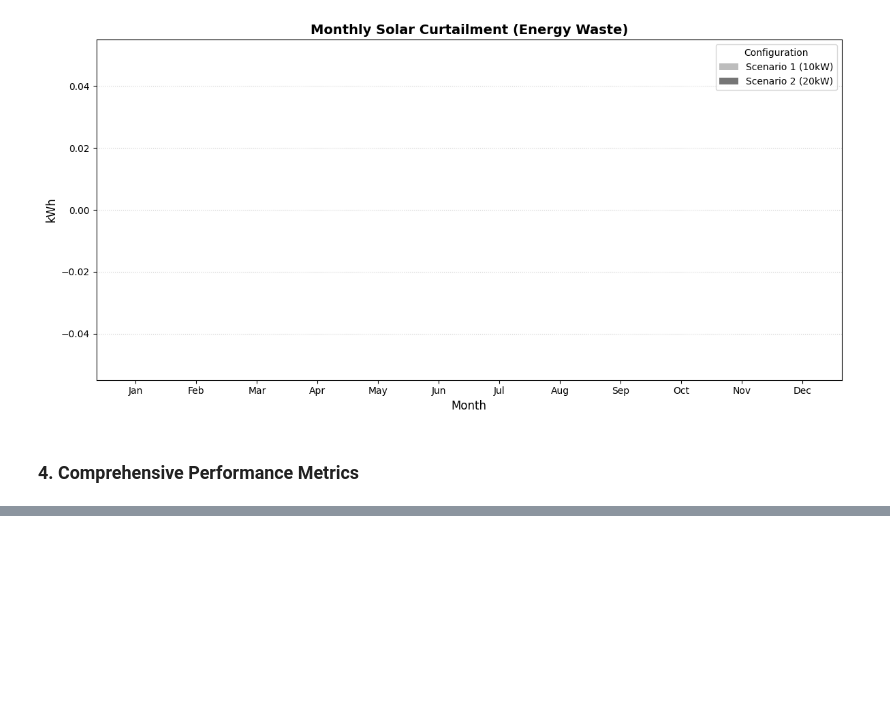
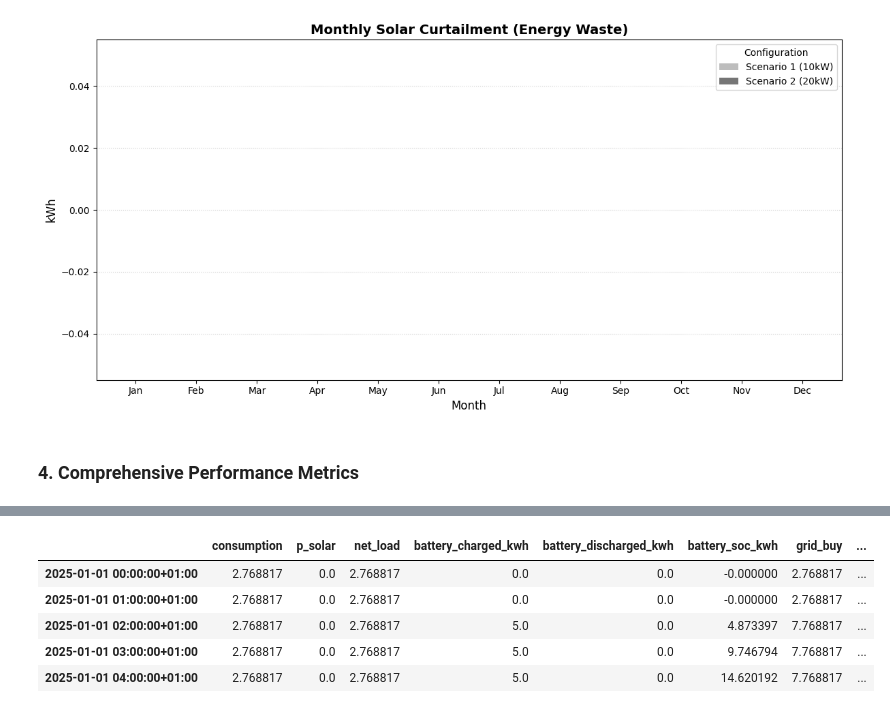
Before and after one commit to SergeyVlSorokin/solar, a Jupyter notebook: notebooks/04-battery-impact-analysis.ipynb, the cells around one changed output, grey strips where cells are left out. Saved outputs shown, nothing was run; the diff lists cells and outputs as text; code cells hidden in the pictures; blank space fills up the shorter version.

```diff
--- a/notebooks/04-battery-impact-analysis.ipynb
+++ b/notebooks/04-battery-impact-analysis.ipynb
@@ -208,0 +206,9 @@ np.float64(0.0)
+# %%
+ts2.head()
+# %% [output]
+|  | consumption | p_solar | net_load | battery_charged_kwh | battery_discharged_kwh | battery_soc_kwh | grid_buy | ... |
+| 2025-01-01 00:00:00+01:00 | 2.768817 | 0.0 | 2.768817 | 0.0 | 0.0 | -0.000000 | 2.768817 | ... |
+| 2025-01-01 01:00:00+01:00 | 2.768817 | 0.0 | 2.768817 | 0.0 | 0.0 | -0.000000 | 2.768817 | ... |
+| 2025-01-01 02:00:00+01:00 | 2.768817 | 0.0 | 2.768817 | 5.0 | 0.0 | 4.873397 | 7.768817 | ... |
+| 2025-01-01 03:00:00+01:00 | 2.768817 | 0.0 | 2.768817 | 5.0 | 0.0 | 9.746794 | 7.768817 | ... |
+| 2025-01-01 04:00:00+01:00 | 2.768817 | 0.0 | 2.768817 | 5.0 | 0.0 | 14.620192 | 7.768817 | ... |
```
Also changed, not shown: parts of 6 cells of this notebook, 11 other files.
